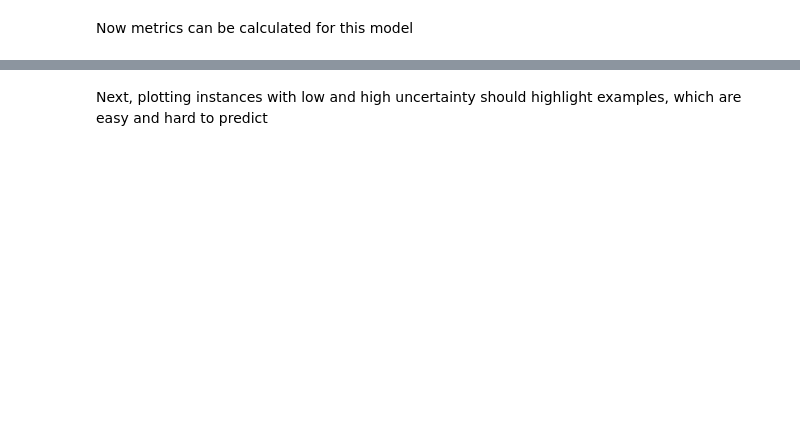
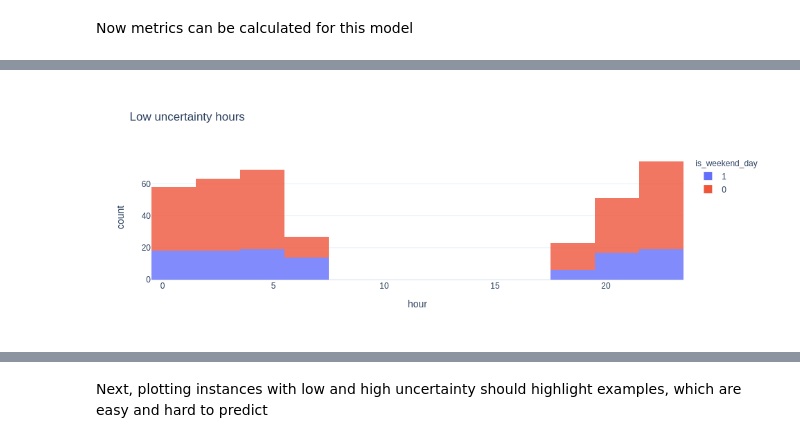
Before and after one commit to Alchemication/cvdl-for-home, a Jupyter notebook: Notebooks/Extra.04.Person-EDA-Forecast.ipynb, the cells around one changed output, grey strips where cells are left out. Drawn from its saved outputs; the diff is of its cells as text; code cells hidden in the pictures; blank space fills up the shorter version.

```diff
--- a/Notebooks/Extra.04.Person-EDA-Forecast.ipynb
+++ b/Notebooks/Extra.04.Person-EDA-Forecast.ipynb
@@ -862,0 +897,5 @@ plt.hist(exp_sampled_functions_std, bins=60);
+# %%
+px.histogram(df, x='hour', nbins=20, width=400, height=300, color='is_weekend_day',
+             title='Low uncertainty hours', opacity=0.8)
+# %% [output]
+[figure, added]
```
Also changed, not shown: parts of 42 cells of this notebook, 4 other files.
